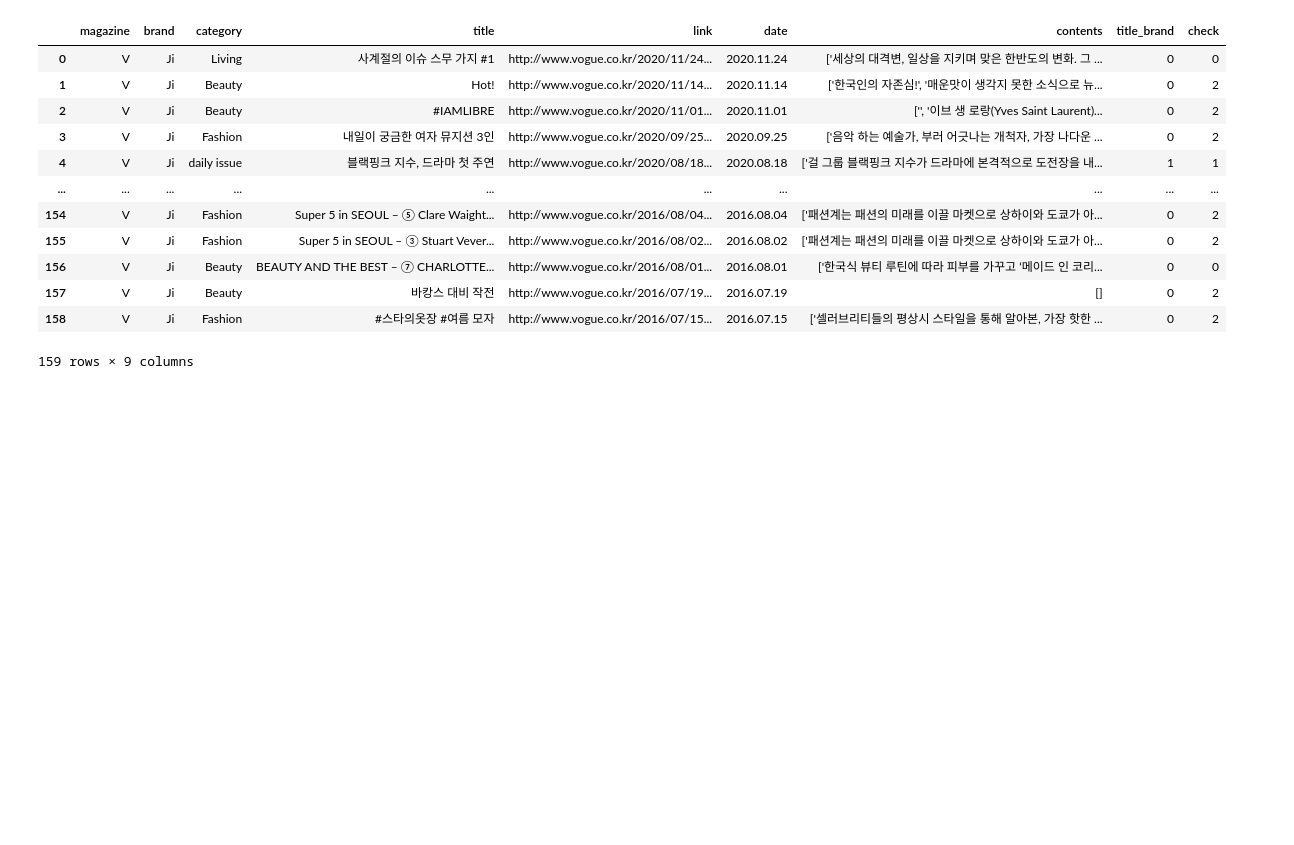
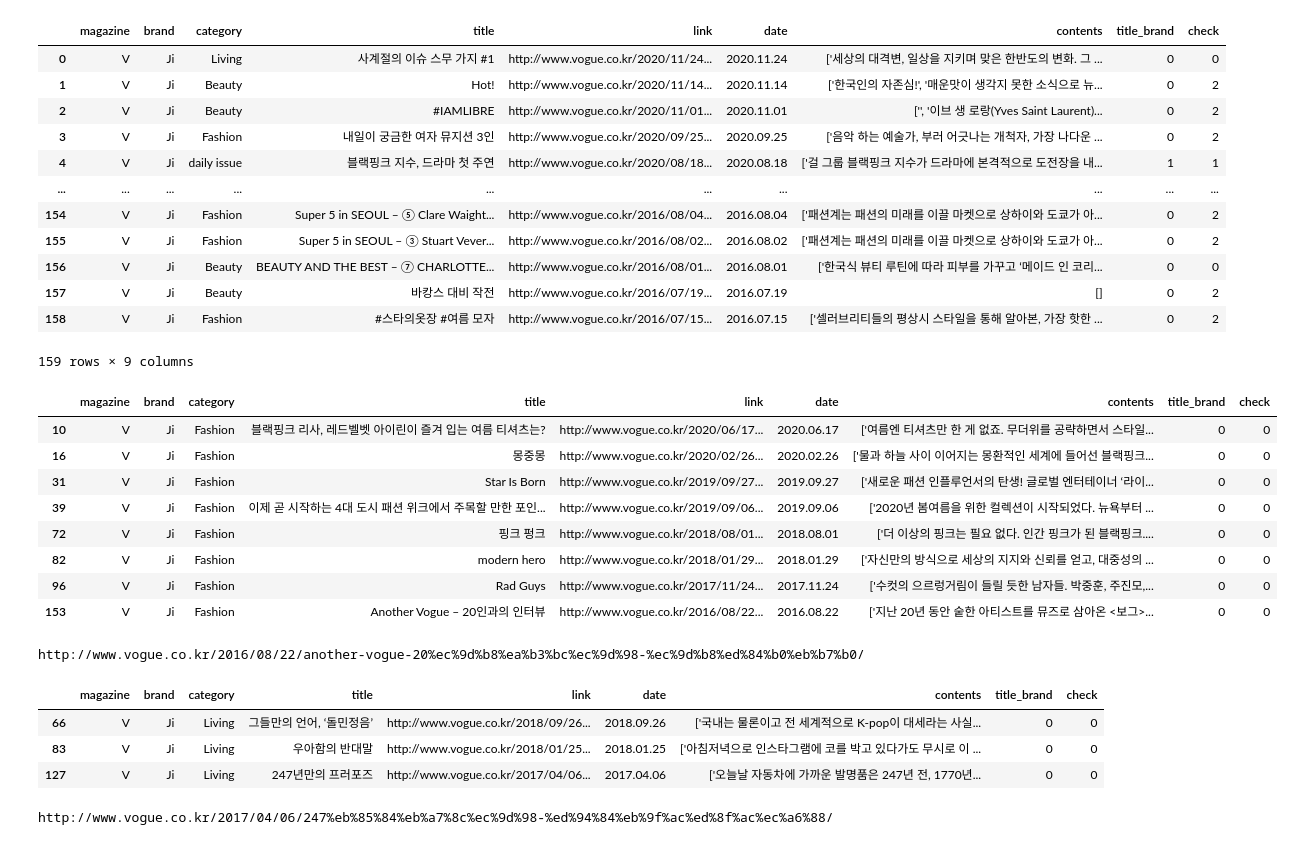
Before and after one commit to rosyminty/BLANDE, a Jupyter notebook: 1210_V_Ji_Preprocessing.ipynb, the cells around one changed output. Saved outputs shown, nothing was run; the diff lists cells and outputs as text; code cells hidden in the pictures; blank space fills up the shorter version.

```diff
--- a/1210_V_Ji_Preprocessing.ipynb
+++ b/1210_V_Ji_Preprocessing.ipynb
@@ -253,3 +584,19 @@ V_Ji
 | 157 | V | Ji | Beauty | 바캉스 대비 작전 | http://www.vogue.co.kr/2016/07/19... | 2016.07.19 | [] | 0 | 2 |
 | 158 | V | Ji | Fashion | #스타의옷장 #여름 모자 | http://www.vogue.co.kr/2016/07/15... | 2016.07.15 | ['셀러브리티들의 평상시 스타일을 통해 알아본, 가장 핫한 ... | 0 | 2 |
 159 rows × 9 columns
+# %%
+V_Ji[(V_Ji['category'] == 'Fashion') & (V_Ji['check'] == 0)]
+# %% [output]
+|  | magazine | brand | category | title | link | date | contents | title_brand | check |
+| 10 | V | Ji | Fashion | 블랙핑크 리사, 레드벨벳 아이린이 즐겨 입는 여름 티셔츠는? | http://www.vogue.co.kr/2020/06/17... | 2020.06.17 | ['여름엔 티셔츠만 한 게 없죠. 무더위를 공략하면서 스타일... | 0 | 0 |
+| 16 | V | Ji | Fashion | 몽중몽 | http://www.vogue.co.kr/2020/02/26... | 2020.02.26 | ['물과 하늘 사이 이어지는 몽환적인 세계에 들어선 블랙핑크... | 0 | 0 |
+| 31 | V | Ji | Fashion | Star Is Born | http://www.vogue.co.kr/2019/09/27... | 2019.09.27 | ['새로운 패션 인플루언서의 탄생! 글로벌 엔터테이너 ‘라이... | 0 | 0 |
+| 39 | V | Ji | Fashion | 이제 곧 시작하는 4대 도시 패션 위크에서 주목할 만한 포인... | http://www.vogue.co.kr/2019/09/06... | 2019.09.06 | ['2020년 봄여름을 위한 컬렉션이 시작되었다. 뉴욕부터 ... | 0 | 0 |
+| 72 | V | Ji | Fashion | 핑크 펑크 | http://www.vogue.co.kr/2018/08/01... | 2018.08.01 | ['더 이상의 핑크는 필요 없다. 인간 핑크가 된 블랙핑크.... | 0 | 0 |
+| 82 | V | Ji | Fashion | modern hero | http://www.vogue.co.kr/2018/01/29... | 2018.01.29 | ['자신만의 방식으로 세상의 지지와 신뢰를 얻고, 대중성의 ... | 0 | 0 |
+| 96 | V | Ji | Fashion | Rad Guys | http://www.vogue.co.kr/2017/11/24... | 2017.11.24 | ['수컷의 으르렁거림이 들릴 듯한 남자들. 박중훈, 주진모,... | 0 | 0 |
+| 153 | V | Ji | Fashion | Another Vogue – 20인과의 인터뷰 | http://www.vogue.co.kr/2016/08/22... | 2016.08.22 | ['지난 20년 동안 숱한 아티스트를 뮤즈로 삼아온 <보그>... | 0 | 0 |
+# %%
+print(V_Ji.loc[153, 'link'])
+# %% [output]
+http://www.vogue.co.kr/2016/08/22/another-vogue-20%ec%9d%b8%ea%b3%bc%ec%9d%98-%ec%9d%b8%ed%84%b0%eb%b7%b0/
@@ -255,0 +605,11 @@ V_Ji
+# %%
+V_Ji[(V_Ji['category'] == 'Living') & (V_Ji['check'] == 0)]
+# %% [output]
+|  | magazine | brand | category | title | link | date | contents | title_brand | check |
+| 66 | V | Ji | Living | 그들만의 언어, ‘돌민정음’ | http://www.vogue.co.kr/2018/09/26... | 2018.09.26 | ['국내는 물론이고 전 세계적으로 K-pop이 대세라는 사실... | 0 | 0 |
+| 83 | V | Ji | Living | 우아함의 반대말 | http://www.vogue.co.kr/2018/01/25... | 2018.01.25 | ['아침저녁으로 인스타그램에 코를 박고 있다가도 무시로 이 ... | 0 | 0 |
+| 127 | V | Ji | Living | 247년만의 프러포즈 | http://www.vogue.co.kr/2017/04/06... | 2017.04.06 | ['오늘날 자동차에 가까운 발명품은 247년 전, 1770년... | 0 | 0 |
+# %%
+print(V_Ji.loc[127, 'link'])
+# %% [output]
+http://www.vogue.co.kr/2017/04/06/247%eb%85%84%eb%a7%8c%ec%9d%98-%ed%94%84%eb%9f%ac%ed%8f%ac%ec%a6%88/
```
Also changed, not shown: parts of 45 cells of this notebook, 3 other files.
